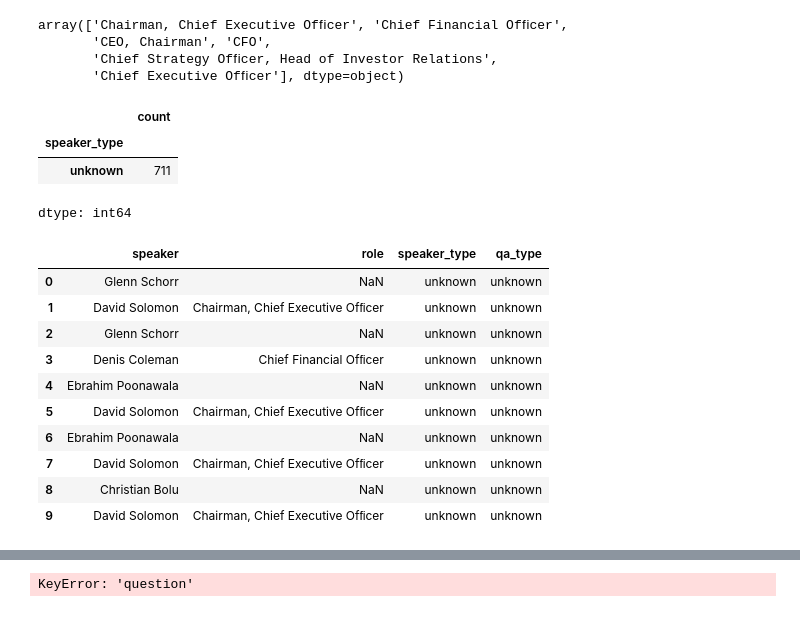
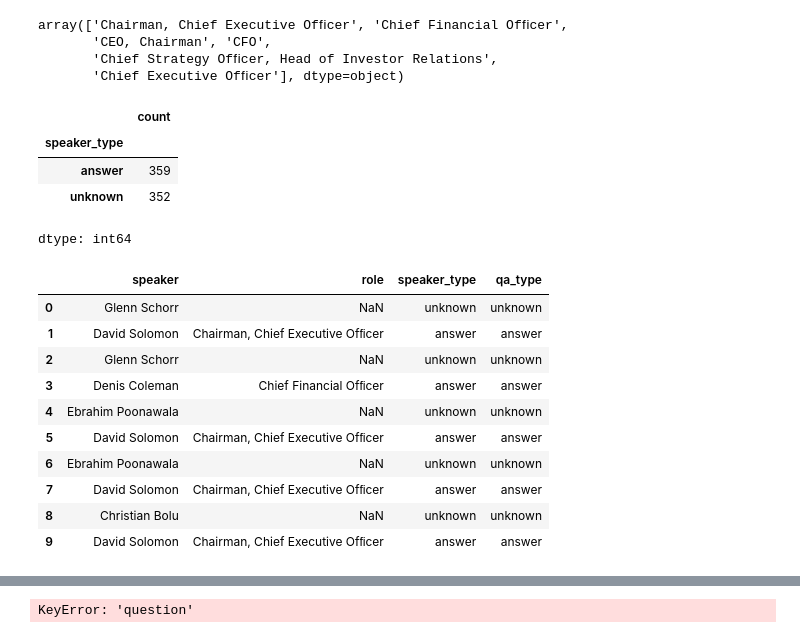
Before and after one commit to EErlando/Quarterly-Bytes, a Jupyter notebook: notebooks/2_exploratory_data_analysis/JP_Morgan_EDA_MW.ipynb, the cells around one changed output, grey strips where cells are left out. Cells and saved outputs as stored; diff of their text form; code cells hidden in the pictures.

```diff
--- a/notebooks/2_exploratory_data_analysis/JP_Morgan_EDA_MW.ipynb
+++ b/notebooks/2_exploratory_data_analysis/JP_Morgan_EDA_MW.ipynb
@@ -209,27 +209,37 @@ array(['Chairman, Chief Executive Ofﬁcer', 'Chief Financial Ofﬁcer',
        'Chief Strategy Ofﬁcer, Head of Investor Relations',
        'Chief Executive Ofﬁcer'], dtype=object)
 # %%
-# Function to classify speaker types
 def classify_speaker(role):
     if pd.isna(role):
         return 'unknown'
+
     role = role.lower()
-    if 'chief executive officer' in role or 'chief financial officer' in role:
+
+    # Roles typically giving answers (executive roles)
+    answer_keywords = ['chief executive', 'ceo', 'chief financial', 'cfo',
+                       'chief operating', 'coo', 'president', 'chairman', 'head of',
+                       'treasurer', 'managing director', 'investor relations']
+
+    # Roles typically asking questions
+    question_keywords = ['analyst', 'equity research', 'research', 'investor']
+
+    if any(keyword in role for keyword in answer_keywords):
         return 'answer'
-    elif 'analyst' in role:
+    elif any(keyword in role for keyword in question_keywords):
         return 'question'
     else:
         return 'unknown'
 
-# Apply the classification
+# Apply updated function
 df['speaker_type'] = df['role'].apply(classify_speaker)
 
-# Quick check of results
+# Check results
 df['speaker_type'].value_counts()
 # %% [output]
 |  | count |
 | speaker_type |  |
-| unknown | 711 |
+| answer | 359 |
+| unknown | 352 |
 dtype: int64
 # %%
 # Step 5.3: Create qa_type column based on speaker_type
@@ -240,15 +250,15 @@ df[['speaker', 'role', 'speaker_type', 'qa_type']].head(10)
 # %% [output]
 |  | speaker | role | speaker_type | qa_type |
 | 0 | Glenn Schorr | NaN | unknown | unknown |
-| 1 | David Solomon | Chairman, Chief Executive Ofﬁcer | unknown | unknown |
+| 1 | David Solomon | Chairman, Chief Executive Ofﬁcer | answer | answer |
 | 2 | Glenn Schorr | NaN | unknown | unknown |
-| 3 | Denis Coleman | Chief Financial Ofﬁcer | unknown | unknown |
+| 3 | Denis Coleman | Chief Financial Ofﬁcer | answer | answer |
 | 4 | Ebrahim Poonawala | NaN | unknown | unknown |
-| 5 | David Solomon | Chairman, Chief Executive Ofﬁcer | unknown | unknown |
+| 5 | David Solomon | Chairman, Chief Executive Ofﬁcer | answer | answer |
 | 6 | Ebrahim Poonawala | NaN | unknown | unknown |
-| 7 | David Solomon | Chairman, Chief Executive Ofﬁcer | unknown | unknown |
+| 7 | David Solomon | Chairman, Chief Executive Ofﬁcer | answer | answer |
 | 8 | Christian Bolu | NaN | unknown | unknown |
-| 9 | David Solomon | Chairman, Chief Executive Ofﬁcer | unknown | unknown |
+| 9 | David Solomon | Chairman, Chief Executive Ofﬁcer | answer | answer |
 # %%
 # Number of Q&A groups
 num_groups = df['question_answer_group_id'].nunique()
```
Also changed, not shown: parts of 4 cells of this notebook.
